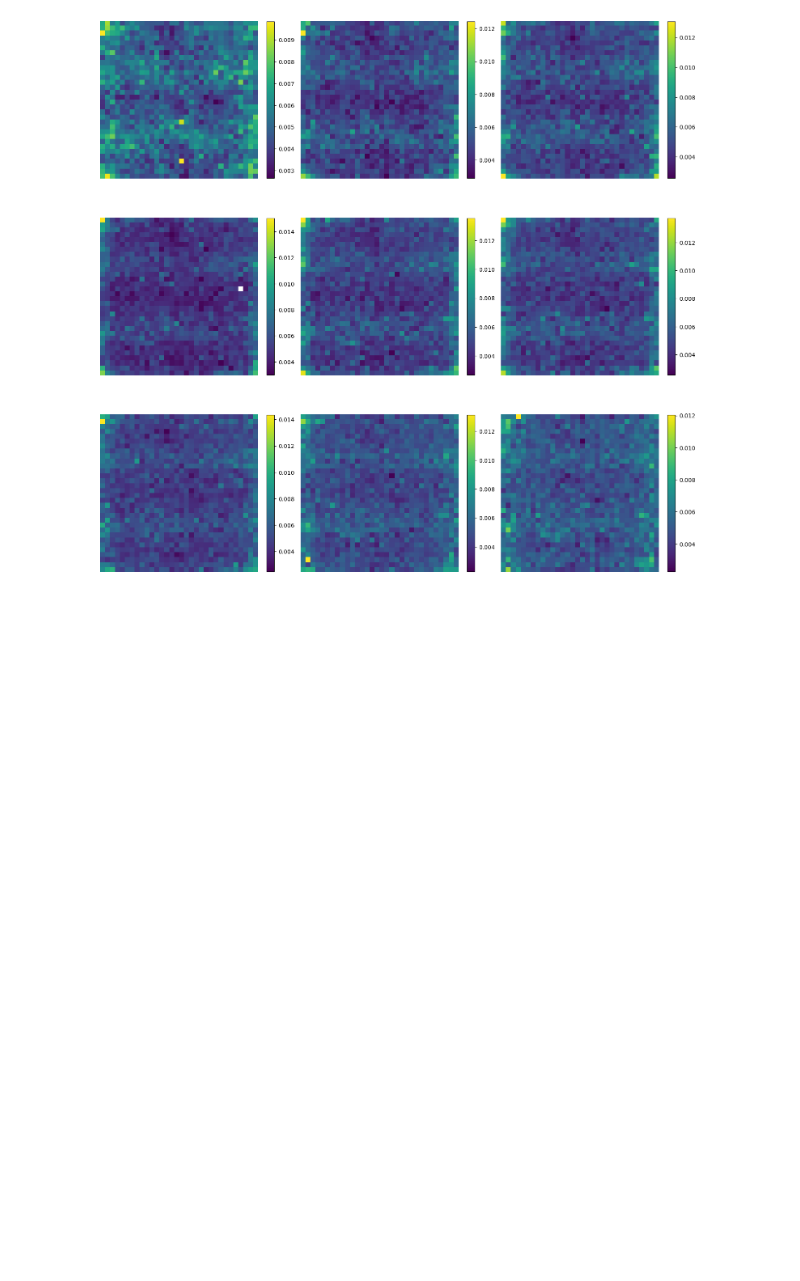
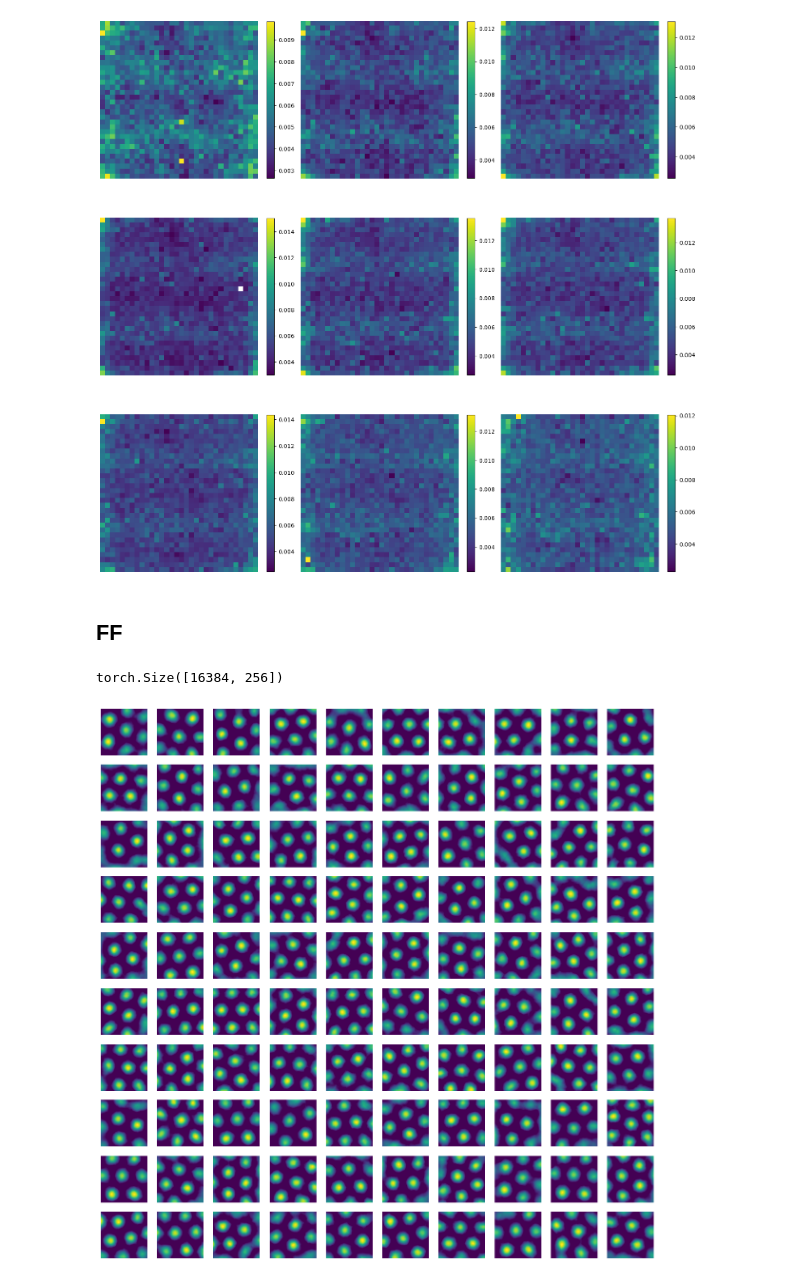
Before and after one commit to bioAI-Oslo/GridsWithoutPI, a Jupyter notebook: CI-analysis.ipynb, the cells around one changed output. Drawn from its saved outputs; the diff is of its cells as text; code cells hidden in the pictures; blank space fills up the shorter version.

Commit message:
First try on CI on FF with tuning curves

```diff
--- a/CI-analysis.ipynb
+++ b/CI-analysis.ipynb
@@ -158,3 +162,33 @@ for i in range(ns):
 plt.tight_layout()
 # %% [output]
 [figure]
+# %% [markdown]
+## FF
+# %%
+model = FFGC()
+model = model.load("./best_models/FFGC.pkl")
+
+model.to(device)
+pass
+# %%
+# evaluate on 64x64 grid
+bins = 128
+x = np.linspace(-1, 1, bins)*2*np.pi
+y = np.linspace(-1, 1, bins)*2*np.pi
+xx, yy = np.meshgrid(x,y)
+r = np.stack([xx.ravel(), yy.ravel()], axis = -1)
+gs = model(torch.tensor(r.astype("float32"),device = device))
+print(gs.shape)
+gs = gs.detach().cpu().numpy()
+
+ns = 10 # ns x ns grid of unit ratemaps
+count = 0
+fig ,ax = plt.subplots(ns,ns, figsize = (15,15))
+for i in range(ns):
+    for j in range(ns):
+        im = ax[i,j].imshow(gs[...,count].reshape(bins, bins))
+        ax[i,j].axis("off")
+        count += 1
+# %% [output]
+torch.Size([16384, 256])
+[figure, added]
```
Also changed, not shown: parts of 6 cells of this notebook.
